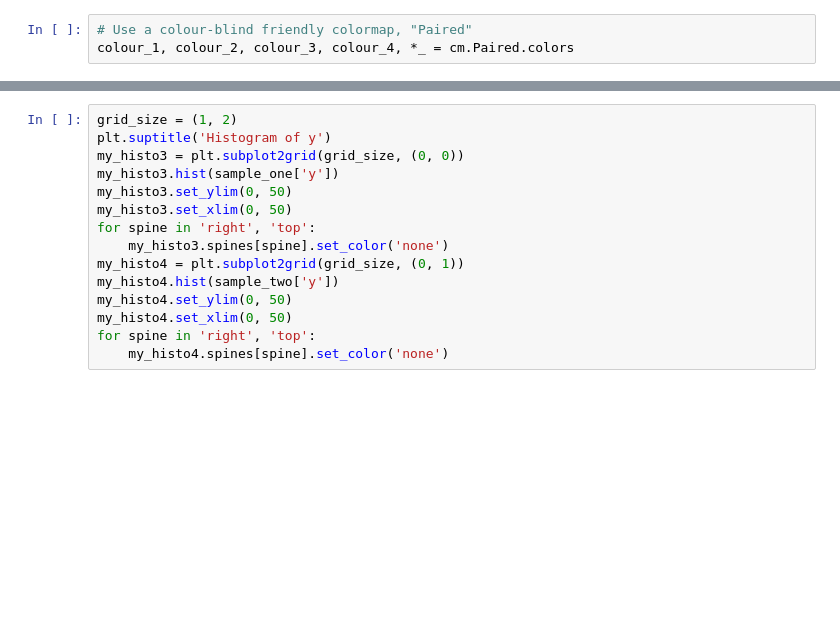
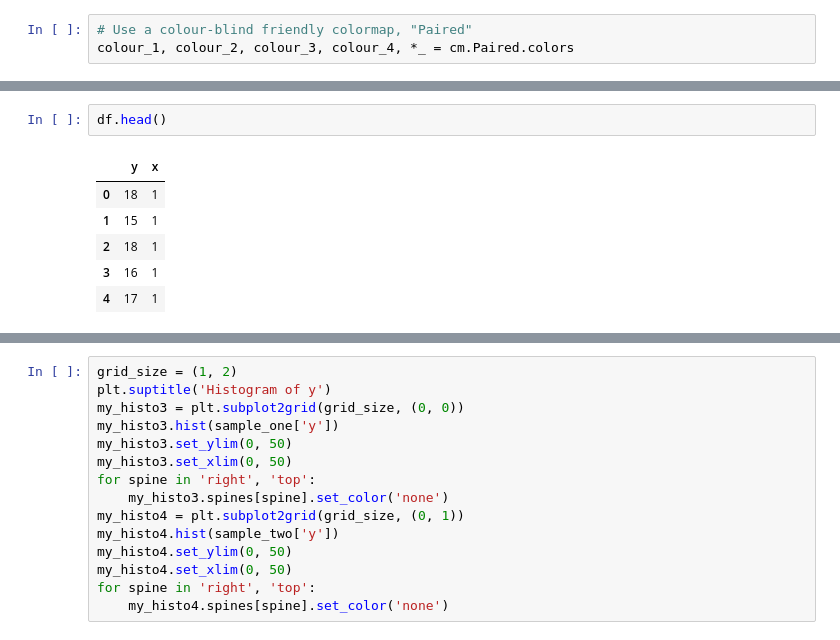
Before and after one commit to gillespilon/hypothesis_test_t_two_samples, a Jupyter notebook: two_sample_t.ipynb, the cells around one changed output, grey strips where cells are left out. Saved outputs shown, nothing was run; the diff lists cells and outputs as text; blank space fills up the shorter version.

```diff
--- a/two_sample_t.ipynb
+++ b/two_sample_t.ipynb
@@ -348,2 +351,11 @@ for spine in 'right', 'top':
 # %% [output]
 [drawing not drawn]
+# %%
+df.head()
+# %% [output]
+|  | y | x |
+| 0 | 18 | 1 |
+| 1 | 15 | 1 |
+| 2 | 18 | 1 |
+| 3 | 16 | 1 |
+| 4 | 17 | 1 |
```
Also changed, not shown: parts of 10 cells of this notebook.
